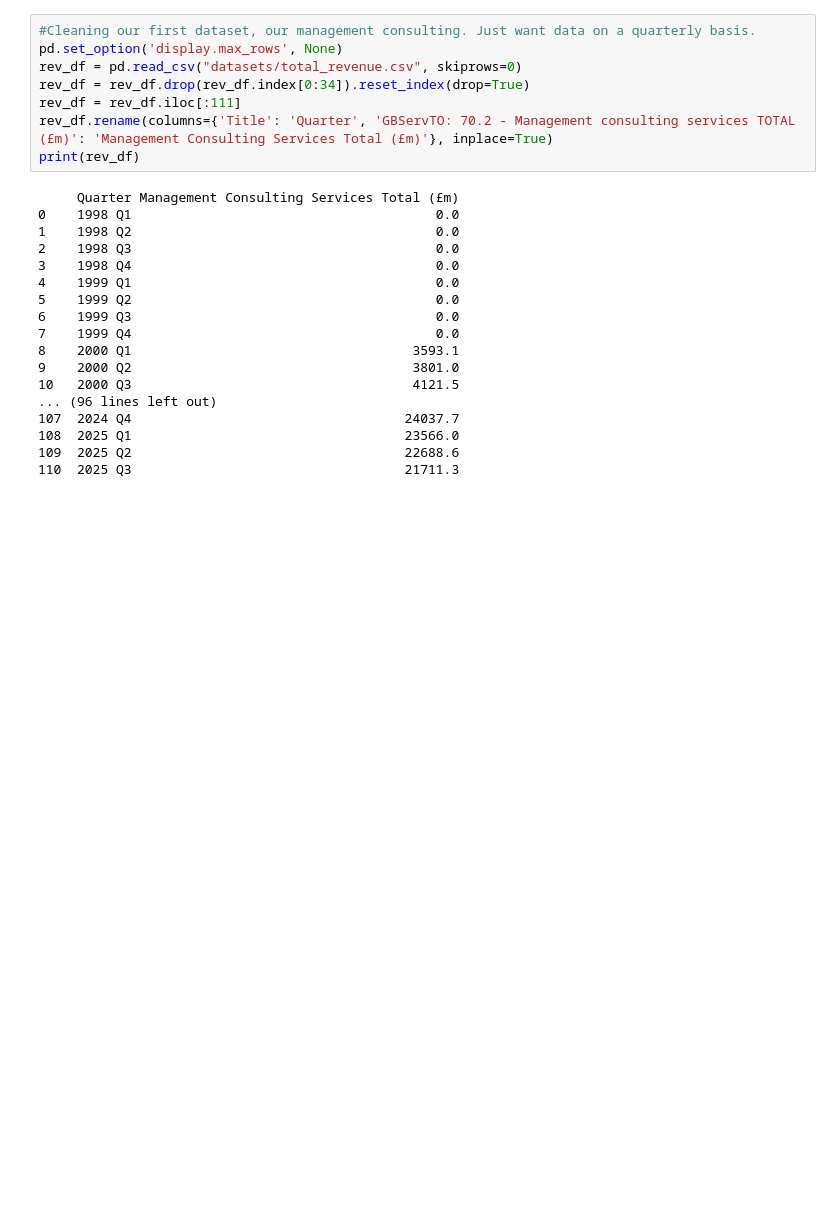
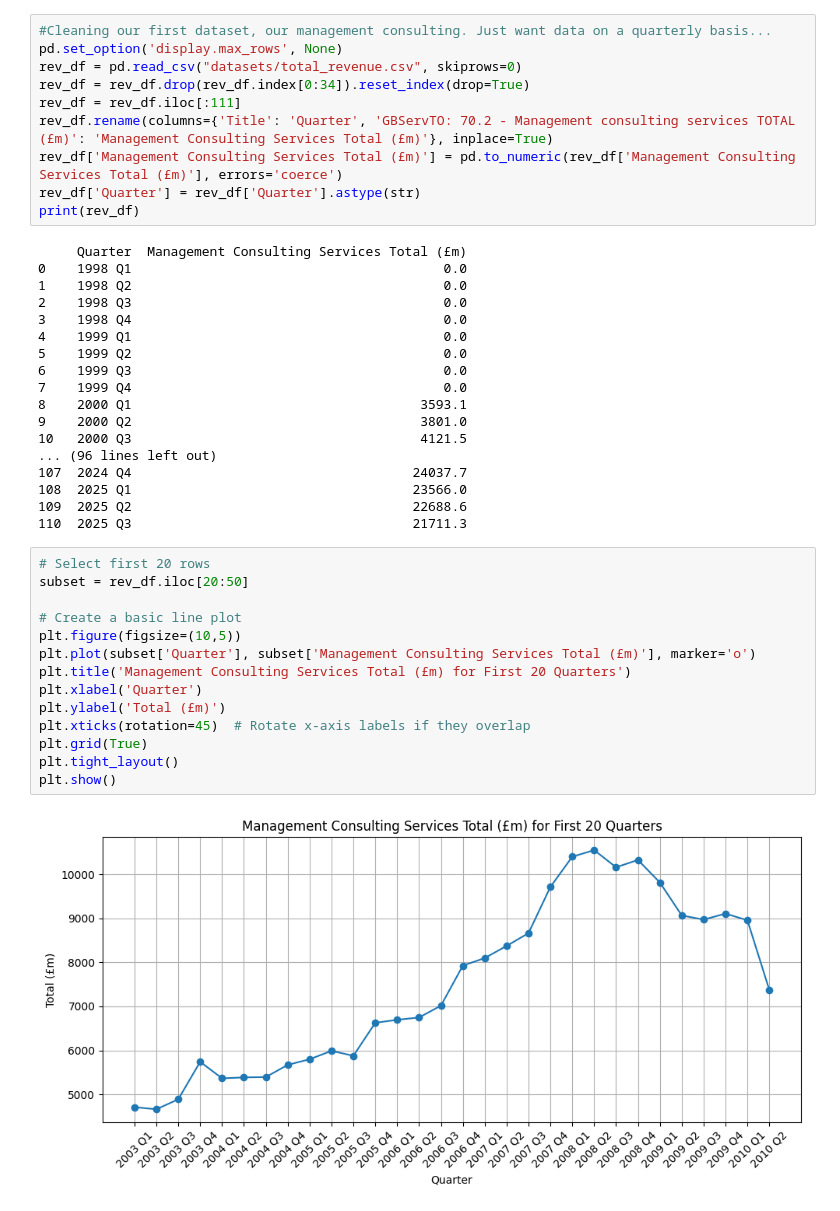
Before and after one commit to AdilY04/ConsultingHoursProductivity, a Jupyter notebook: main.ipynb, the cells around one changed output. Saved outputs shown, nothing was run; the diff lists cells and outputs as text; blank space fills up the shorter version.

Commit message:
Total revenue dataset cleaned & basic graph

```diff
--- a/main.ipynb
+++ b/main.ipynb
@@ -3,11 +3,13 @@
 import pandas as pd
 import matplotlib.pyplot as plt
 # %%
-#Cleaning our first dataset, our management consulting. Just want data on a quarterly basis.
+#Cleaning our first dataset, our management consulting. Just want data on a quarterly basis...
 pd.set_option('display.max_rows', None)
 rev_df = pd.read_csv("datasets/total_revenue.csv", skiprows=0)
 rev_df = rev_df.drop(rev_df.index[0:34]).reset_index(drop=True)
 rev_df = rev_df.iloc[:111]
 rev_df.rename(columns={'Title': 'Quarter', 'GBServTO: 70.2 - Management consulting services TOTAL (£m)': 'Management Consulting Services Total (£m)'}, inplace=True)
+rev_df['Management Consulting Services Total (£m)'] = pd.to_numeric(rev_df['Management Consulting Services Total (£m)'], errors='coerce')
+rev_df['Quarter'] = rev_df['Quarter'].astype(str)
 print(rev_df)
 # %% [output]
@@ -30,0 +33,16 @@ print(rev_df)
+# %%
+# Select first 20 rows
+subset = rev_df.iloc[20:50]
+
+# Create a basic line plot
+plt.figure(figsize=(10,5))
+plt.plot(subset['Quarter'], subset['Management Consulting Services Total (£m)'], marker='o')
+plt.title('Management Consulting Services Total (£m) for First 20 Quarters')
+plt.xlabel('Quarter')
+plt.ylabel('Total (£m)')
+plt.xticks(rotation=45)  # Rotate x-axis labels if they overlap
+plt.grid(True)
+plt.tight_layout()
+plt.show()
+# %% [output]
+[figure, added]
```
